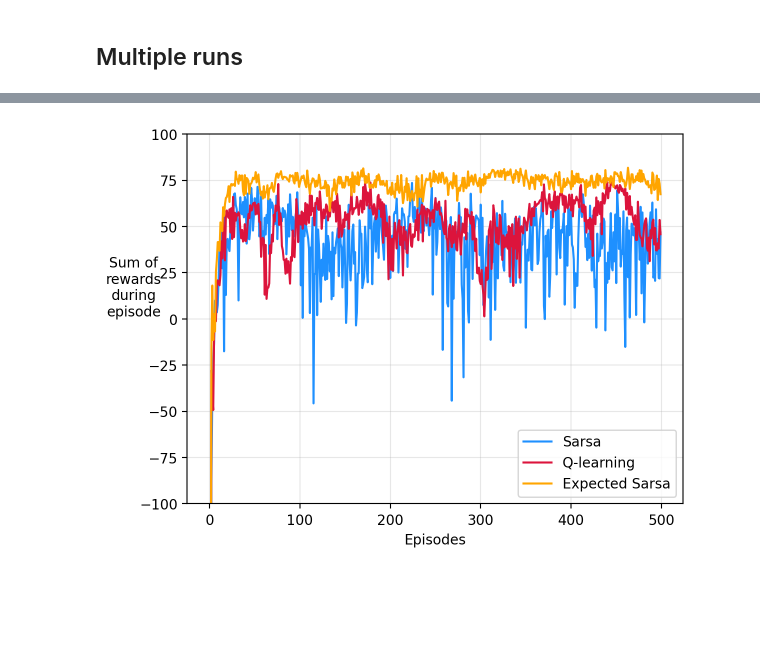
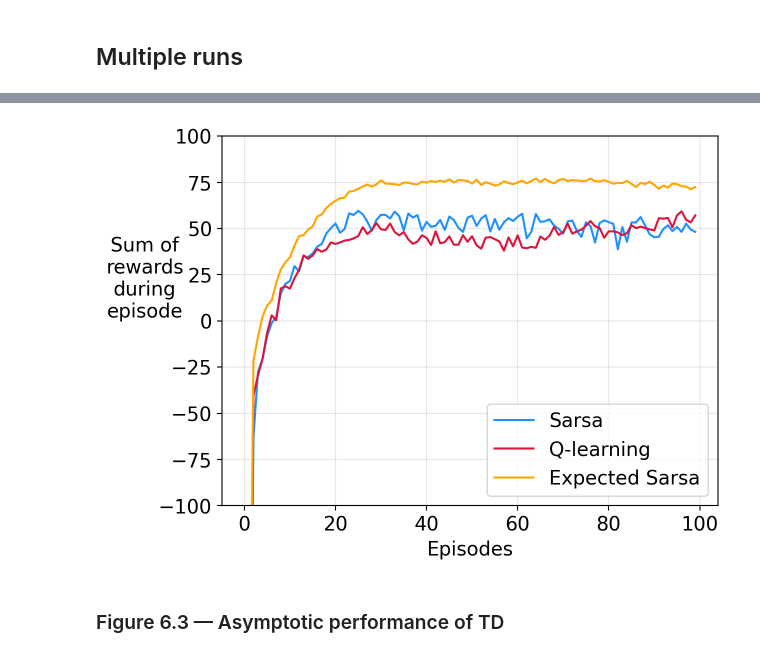
Before and after one commit to gerdm/reinforcement-learning, a Jupyter notebook: ch06/cliffwalk-gridworld.ipynb, the cells around one changed output, grey strips where cells are left out. Saved outputs shown, nothing was run; the diff lists cells and outputs as text; code cells hidden in the pictures; blank space fills up the shorter version.

```diff
--- a/ch06/cliffwalk-gridworld.ipynb
+++ b/ch06/cliffwalk-gridworld.ipynb
@@ -18,3 +14,9 @@ from itertools import product
+# %%
+%config InlineBackend.figure_format = "retina"
+%load_ext autoreload
+%autoreload 2
+
+plt.rcParams["font.size"] = 14
 # %%
 n_rows = 4
 n_cols = 12
@@ -180,10 +182,7 @@ array([['v', '>', '>', 'v', 'v', '>', '>', '>', 'v', '<', 'v', 'v'],
 # %% [markdown]
 ## Multiple runs
 # %%
-n_episodes = 500
-n_simulations = 100
-
-def sims_agent(step_update_fn):
+def sims_agent(step_update_fn, alpha, n_episodes, n_simulations):
     simulations_return = agents.simulations_run_agent_return(
         start_ix, G, n_actions, n_episodes, epsilon, alpha, gamma, movements,
         step_update_fn, seed=seed,
@@ -191,6 +190,11 @@ def sims_agent(step_update_fn):
     )
     return simulations_return
 # %%
-simulations_q = sims_agent(agents.qlearning_step_and_update)
-simulations_sarsa = sims_agent(agents.sarsa_step_and_update)
-simulations_expected_sarsa = sims_agent(agents.expected_sarsa_step_and_update)
+%%time
+alpha = 0.5
+n_simulations = 1000
+n_episodes = 100
+
+simulations_q = sims_agent(agents.qlearning_step_and_update, alpha, n_episodes, n_simulations)
+simulations_sarsa = sims_agent(agents.sarsa_step_and_update, alpha, n_episodes, n_simulations)
+simulations_expected_sarsa = sims_agent(agents.expected_sarsa_step_and_update, alpha, n_episodes, n_simulations)
@@ -197,13 +204,15 @@ simulations_expected_sarsa = sims_agent(agents.expected_sarsa_step_and_update)
 # %%
 plt.plot(simulations_sarsa.mean(axis=0), label="Sarsa", c="dodgerblue")
 plt.plot(simulations_q.mean(axis=0), label="Q-learning", c="crimson")
 plt.plot(simulations_expected_sarsa.mean(axis=0), label="Expected Sarsa", c="orange")
 
 plt.legend()
-# plt.ylim(bottom=-200, top=50)
+# plt.ylim(bottom=-500, top=-100)
 plt.ylim(bottom=-100, top=100)
 plt.xlabel("Episodes")
-plt.ylabel("Sum of\nrewards\nduring\nepisode", rotation=0)
+plt.ylabel("Sum of\nrewards\nduring\nepisode", rotation=0, labelpad=10)
 plt.grid(alpha=0.3)
 # %% [output]
-[figure, old version]
+[figure, new version]
+# %% [markdown]
+### Figure 6.3 — Asymptotic performance of TD
```
Also changed, not shown: parts of 11 cells of this notebook.
